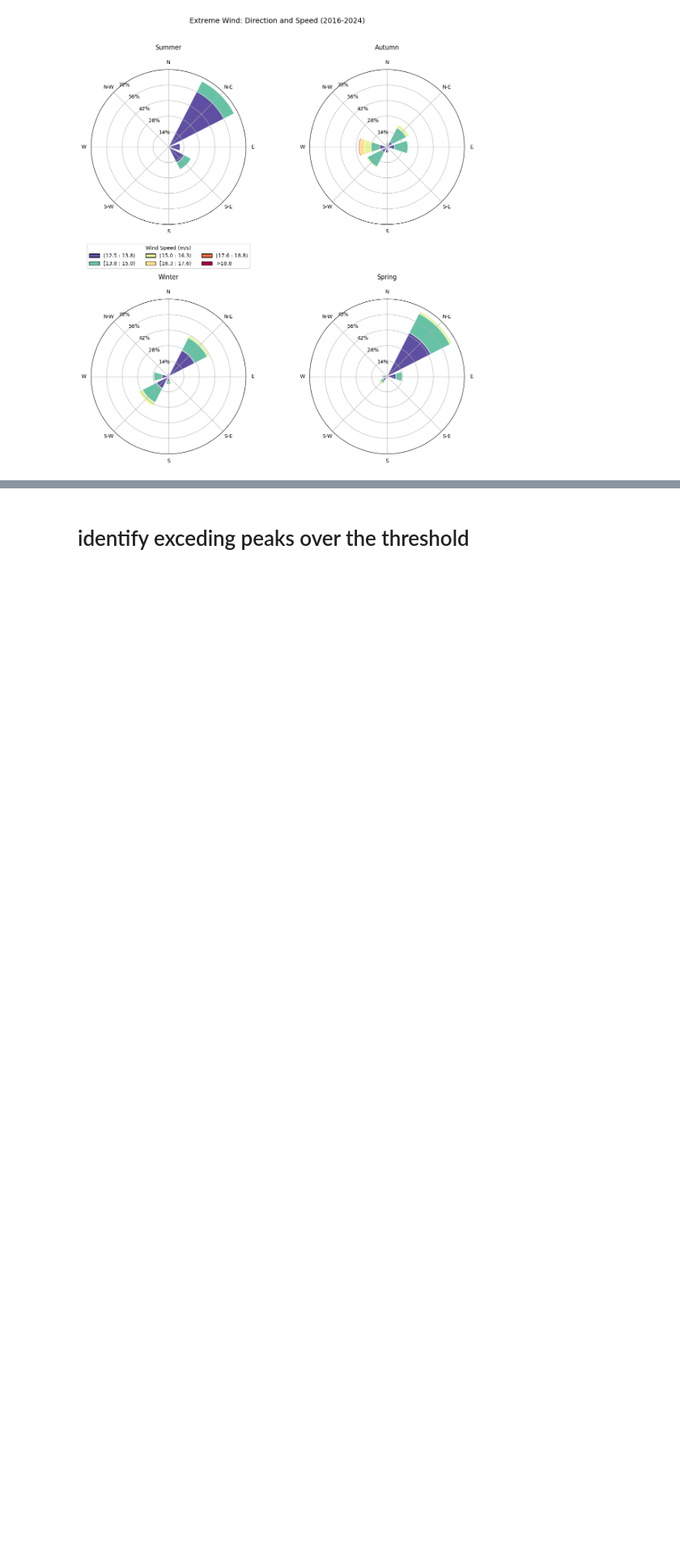
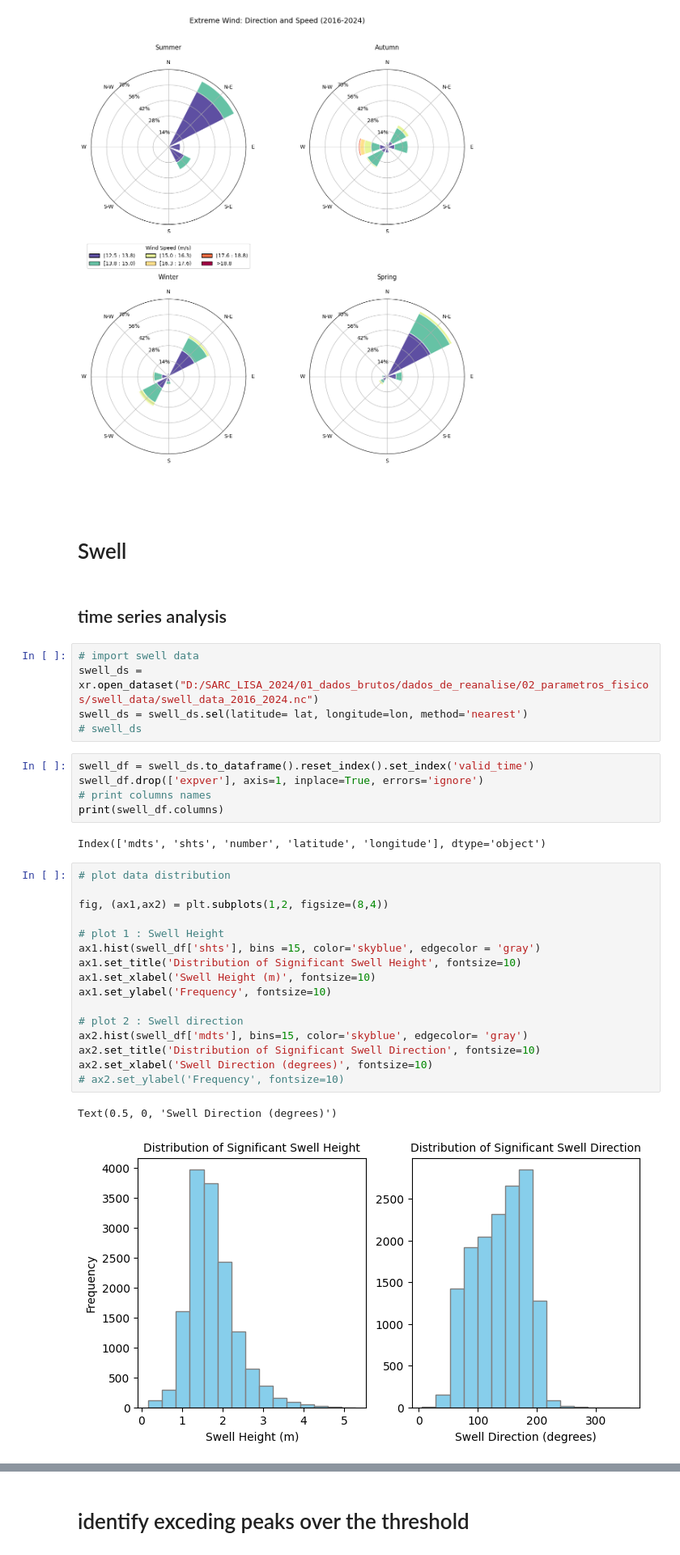
Before and after one commit to loclisam/SARC_LISA_2025, a Jupyter notebook: meteocean_organized_v1.ipynb, the cells around one changed output, grey strips where cells are left out. Shown at 81% size. Saved outputs shown, nothing was run; the diff lists cells and outputs as text; blank space fills up the shorter version.

Commit message:
importing swellldata and generating graphic visualization

```diff
--- a/meteocean_organized_v1.ipynb
+++ b/meteocean_organized_v1.ipynb
@@ -917,3 +917,40 @@ plt.tight_layout()
 plt.show()
 # %% [output]
 [figure]
+# %% [markdown]
+##
+# %% [markdown]
+# Swell
+# %% [markdown]
+## time series analysis
+# %%
+# import swell data
+swell_ds = xr.open_dataset("D:/SARC_LISA_2024/01_dados_brutos/dados_de_reanalise/02_parametros_fisicos/swell_data/swell_data_2016_2024.nc")
+swell_ds = swell_ds.sel(latitude= lat, longitude=lon, method='nearest')
+# swell_ds
+# %%
+swell_df = swell_ds.to_dataframe().reset_index().set_index('valid_time')
+swell_df.drop(['expver'], axis=1, inplace=True, errors='ignore')
+# print columns names
+print(swell_df.columns)
+# %% [output]
+Index(['mdts', 'shts', 'number', 'latitude', 'longitude'], dtype='object')
+# %%
+# plot data distribution
+
+fig, (ax1,ax2) = plt.subplots(1,2, figsize=(8,4))
+
+# plot 1 : Swell Height
+ax1.hist(swell_df['shts'], bins =15, color='skyblue', edgecolor = 'gray')
+ax1.set_title('Distribution of Significant Swell Height', fontsize=10)
+ax1.set_xlabel('Swell Height (m)', fontsize=10)
+ax1.set_ylabel('Frequency', fontsize=10)
+
+# plot 2 : Swell direction
+ax2.hist(swell_df['mdts'], bins=15, color='skyblue', edgecolor= 'gray')
+ax2.set_title('Distribution of Significant Swell Direction', fontsize=10)
+ax2.set_xlabel('Swell Direction (degrees)', fontsize=10)
+# ax2.set_ylabel('Frequency', fontsize=10)
+# %% [output]
+Text(0.5, 0, 'Swell Direction (degrees)')
+[figure, added]
```
Also changed, not shown: parts of 18 cells of this notebook.
